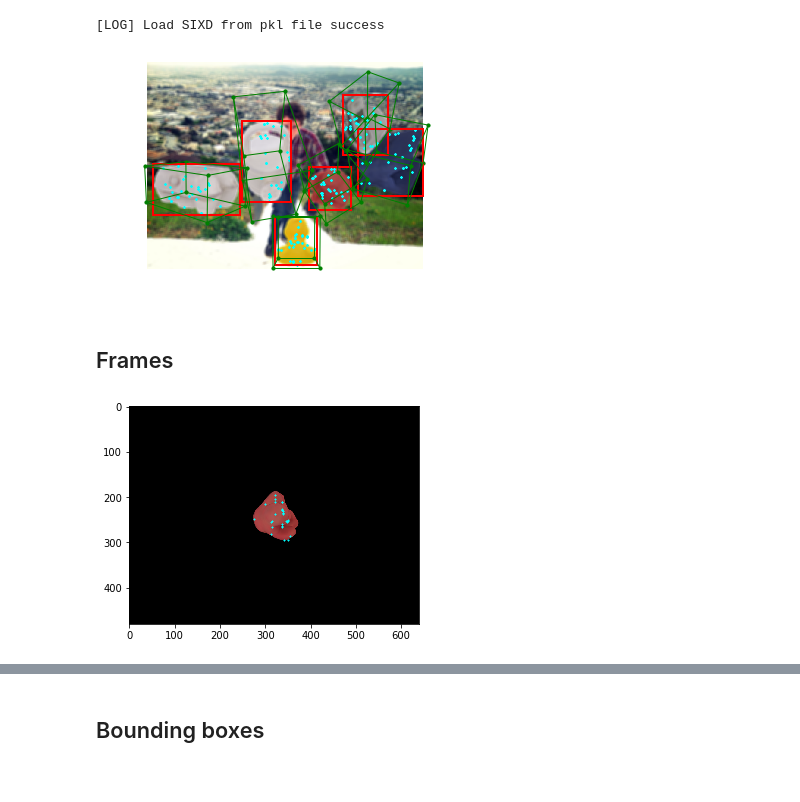
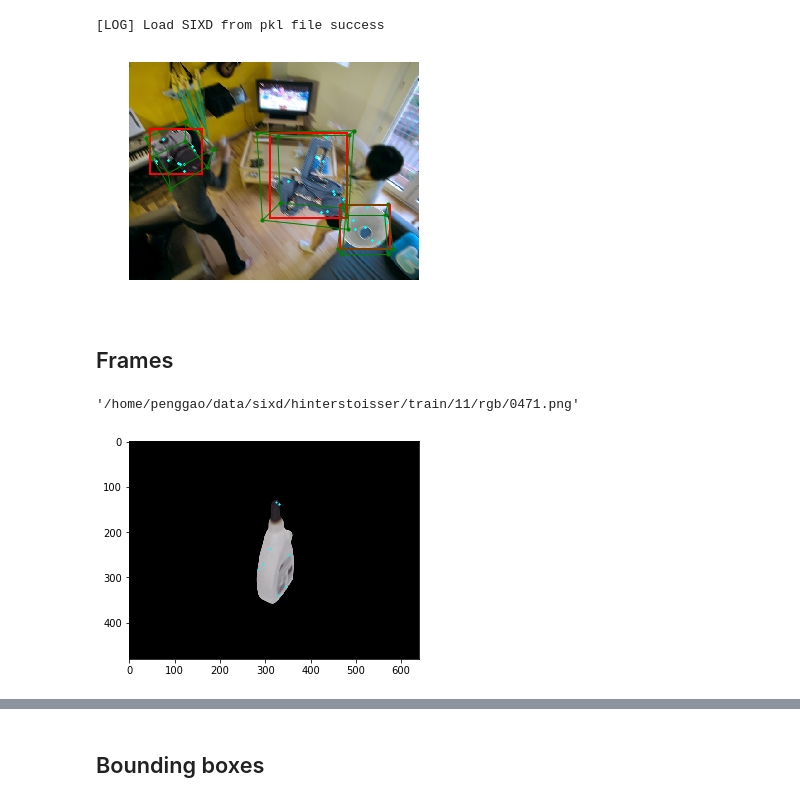
Before and after one commit to ecr23xx/6dpose.gendata, a Jupyter notebook: Visualize.ipynb, the cells around one changed output, grey strips where cells are left out. Drawn from its saved outputs; the diff is of its cells as text; code cells hidden in the pictures.

Commit message:
Support random, corner and cluster keypoints generation

```diff
--- a/Visualize.ipynb
+++ b/Visualize.ipynb
@@ -24,10 +7,10 @@ def get_3D_corners(vertices):
 # %%
-bench = SixdBenchmark(dataset='hinterstoisser', unit=1e-3, is_train=True)
+bench = SixdToolkit(dataset='hinterstoisser', unit=1e-3, num_kp=9, type_kp='random', is_train=True)
 # %% [output]
 [LOG] Load SIXD from pkl file success
 # %%
-img = Image.open('/home/penggao/data/synthetic/sixd/images/00005.png')
-annots = np.load('/home/penggao/data/synthetic/sixd/annot/00005.npy').item()
+img = Image.open('/home/penggao/data/synthetic/hinterstoisser/9/random/images/00000.png')
+annots = np.load('/home/penggao/data/synthetic/hinterstoisser/9/random/annots/00000.npy').item()
 bboxes = annots['bboxes']
 kps = annots['kps']
 poses = annots['poses']
@@ -38,44 +21,48 @@ bboxes[:,3] -= bboxes[:,1]
 # %%
 fig, ax = plt.subplots()
 ax.imshow(img)
 ax.axis('off')
 
 for IDX in range(bboxes.shape[0]):
-
     models = bench.models['%02d' % annots['obj_ids'][IDX]]
-    corners = get_3D_corners(models)
+    corners = bench.get_3d_corners(models)
 
     corners = np.concatenate((corners, np.ones((corners.shape[0], 1))), axis=1)
     projected = np.matmul(np.matmul(bench.cam, poses[IDX]), corners.T)
     projected /= projected[2, :]
     projected = projected[:2, :].T
 
     edges_corners = (
         [0, 1], [0, 2], [0, 4], [1, 3], [1, 5], [2, 3],
         [2, 6], [3, 7], [4, 5], [4, 6], [5, 7], [6, 7]
     )
     ax.scatter(projected[:, 0], projected[:, 1], s=10, c='g')
     for edge in edges_corners:
         ax.plot(projected[edge, 0], projected[edge, 1], linewidth=1.0, c='g')
 
     bbox = bboxes[IDX]
     rect = mpatches.Rectangle((bbox[0], bbox[1]), bbox[2], bbox[3], linewidth=2, edgecolor='r', facecolor='none')
     ax.add_patch(rect)
 
     kp = kps[IDX]
     ax.scatter(kp[:,0], kp[:,1], c='aqua', marker='x', s=3)
 
 plt.savefig('demo.png', dpi=300, bbox_inches='tight', pad_inches=0)
 # %% [output]
-[figure, old version]
+[figure, new version]
 # %% [markdown]
 ## Frames
+# %%
+bench.frames['11'][471]['path']
+# %% [output]
+'/home/penggao/data/sixd/hinterstoisser/train/11/rgb/0471.png'
 # %%
-img = Image.open(bench.frames['01'][0]['path'])
-kp = bench.frames['01'][0]['annots'][0]['kps']
+img = Image.open(bench.frames['11'][471]['path'])
+kp = bench.frames['11'][471]['annots'][0]['kps']
+bbox = bench.frames['11'][471]['annots'][0]['bbox']
 fig, ax = plt.subplots()
 plt.imshow(img)
 ax.scatter(kp[:,0], kp[:,1], c='aqua', marker='x', s=1)
 plt.show()
 # %% [output]
-[figure, old version]
+[figure, new version]
```
Also changed, not shown: parts of 6 cells of this notebook, 8 other files.
